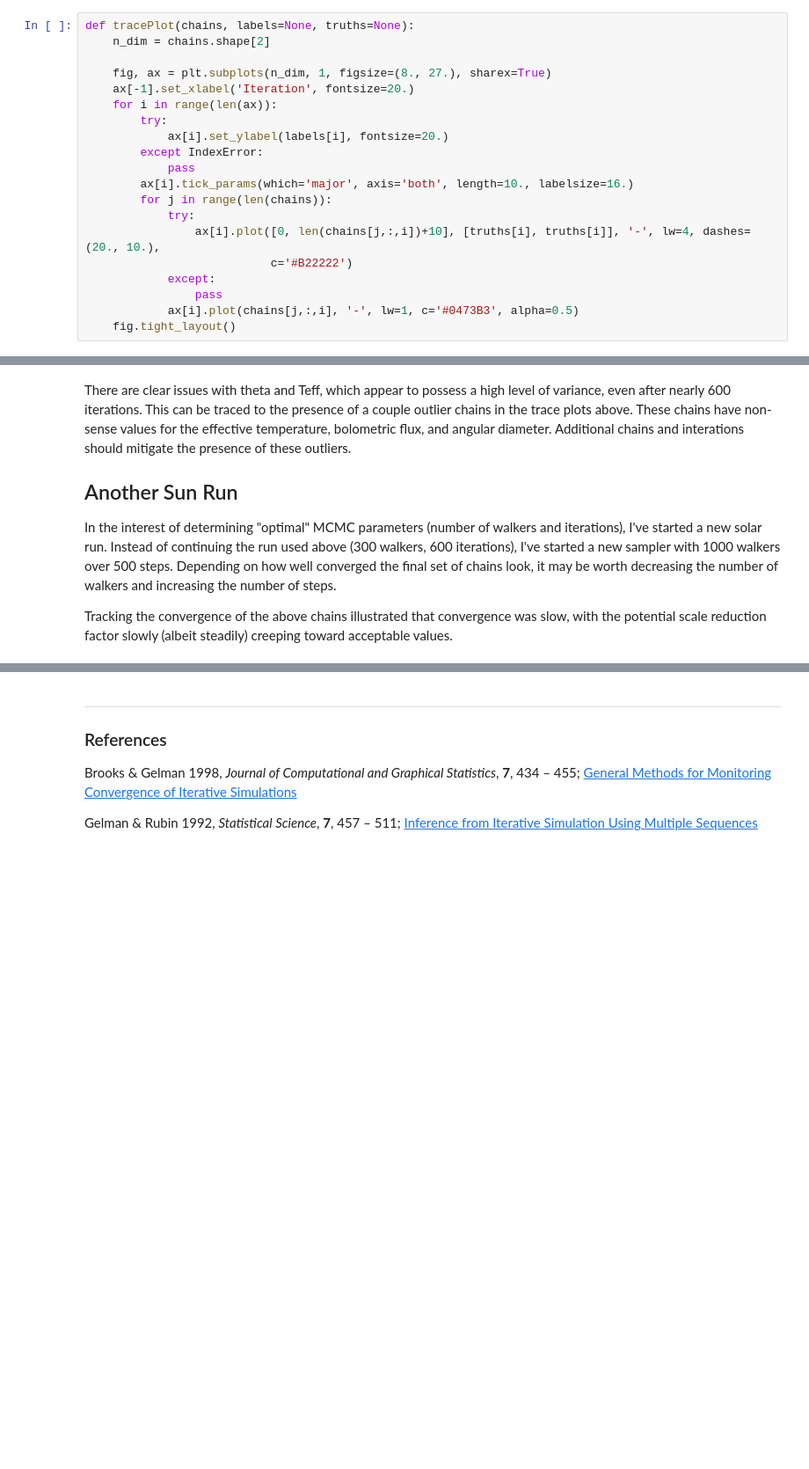
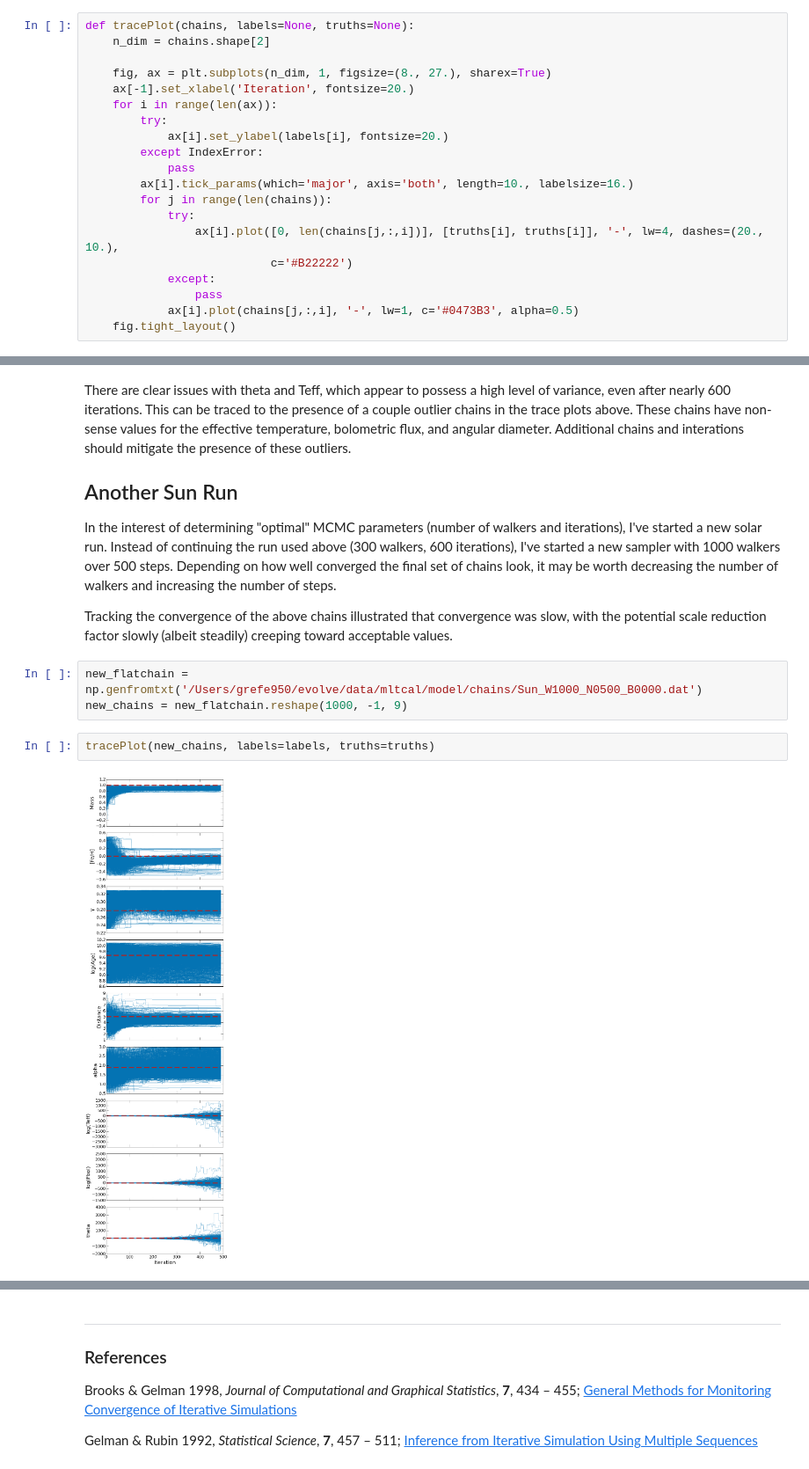
Before and after one commit to gfeiden/Notebook, a Jupyter notebook: Projects/mlt_calib/sun_convergence.ipynb, the cells around one changed output, grey strips where cells are left out. Shown at 88% size. Cells and saved outputs as stored; diff of their text form; blank space fills up the shorter version.

```diff
--- a/Projects/mlt_calib/sun_convergence.ipynb
+++ b/Projects/mlt_calib/sun_convergence.ipynb
@@ -24,7 +24,7 @@ def tracePlot(chains, labels=None, truths=None):
         ax[i].tick_params(which='major', axis='both', length=10., labelsize=16.)
         for j in range(len(chains)):
             try:
-                ax[i].plot([0, len(chains[j,:,i])+10], [truths[i], truths[i]], '-', lw=4, dashes=(20., 10.),
+                ax[i].plot([0, len(chains[j,:,i])], [truths[i], truths[i]], '-', lw=4, dashes=(20., 10.),
                            c='#B22222')
             except:
                 pass
@@ -116,3 +116,10 @@ There are clear issues with theta and Teff, which appear to possess a high level
 In the interest of determining "optimal" MCMC parameters (number of walkers and iterations), I've started a new solar run. Instead of continuing the run used above (300 walkers, 600 iterations), I've started a new sampler with 1000 walkers over 500 steps. Depending on how well converged the final set of chains look, it may be worth decreasing the number of walkers and increasing the number of steps.
 
 Tracking the convergence of the above chains illustrated that convergence was slow, with the potential scale reduction factor slowly (albeit steadily) creeping toward acceptable values.
+# %%
+new_flatchain = np.genfromtxt('/Users/grefe950/evolve/data/mltcal/model/chains/Sun_W1000_N0500_B0000.dat')
+new_chains = new_flatchain.reshape(1000, -1, 9)
+# %%
+tracePlot(new_chains, labels=labels, truths=truths)
+# %% [output]
+[figure, added]
```
Also changed, not shown: parts of 4 cells of this notebook, 1 other file.
